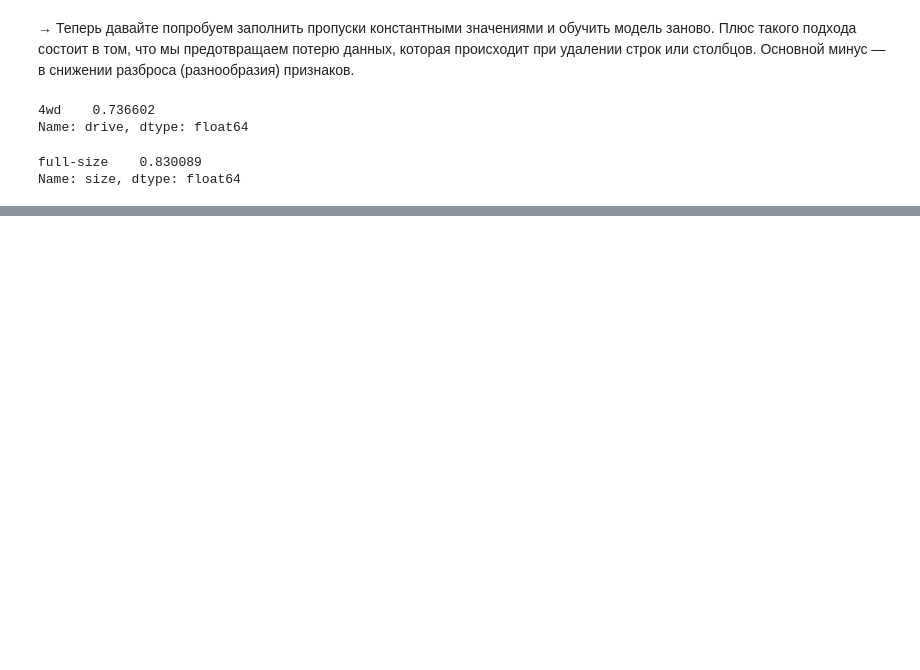
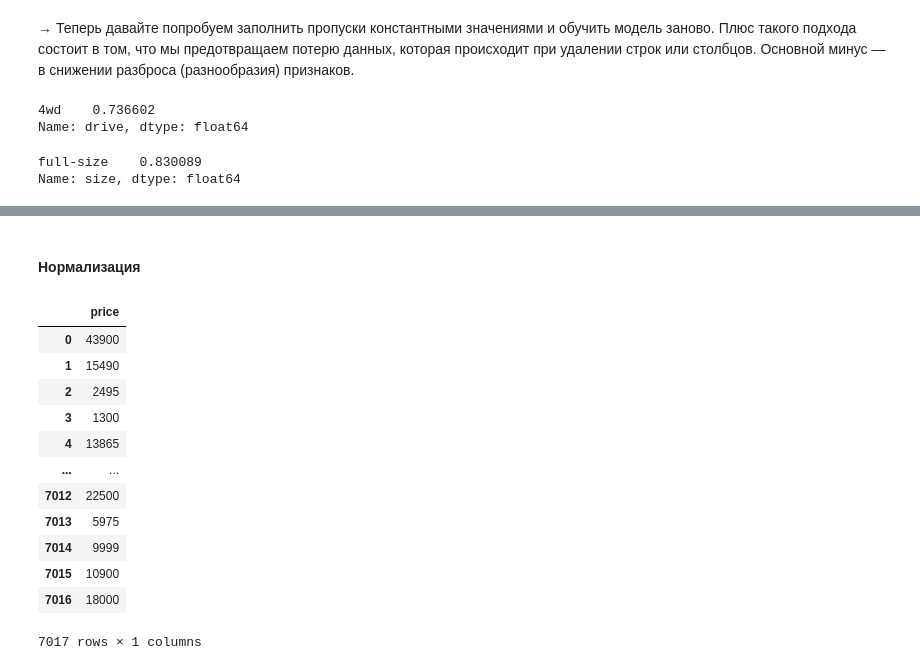
Before and after one commit to Eliseykina/sf_data_science, a Jupyter notebook: блок 4/Отбор и селекция признаков/Кодирование_признаков.ipynb, the cells around one changed output, grey strips where cells are left out. Saved outputs shown, nothing was run; the diff lists cells and outputs as text; code cells hidden in the pictures; blank space fills up the shorter version.

```diff
--- a/блок 4/Отбор и селекция признаков/Кодирование_признаков.ipynb
+++ b/блок 4/Отбор и селекция признаков/Кодирование_признаков.ipynb
@@ -219,0 +375,38 @@ X_test['drive'] = X_test['drive'].fillna('4wd')
+# %%
+data = X.copy()
+test_data = data[data['drive'].isnull()] # получаем все строки, где drive пусто, чтобы в дальнейшем предсказать
+data.dropna(inplace=True) # удаляет строки с пустыми значениями
+
+y_train = data['drive'] # weather становится целевой переменной
+X_train = data.drop(['size', 'drive'], axis=1)
+X_test = test_data.drop(['size','drive'], axis=1)
+
+one_hot_encoder = OneHotEncoder()
+categorial_cols = ['cylinders', 'title_status', 'transmission'] # задаём категории для кодирования
+
+# кодируем
+X_train_onehot = one_hot_encoder.fit_transform(X_train[categorial_cols]).toarray()
+X_test_onehot = one_hot_encoder.transform(X_test[categorial_cols]).toarray()
+
+# формируем датафрейм
+columns = one_hot_encoder.get_feature_names(categorial_cols)
+X_train_onehot_df = pd.DataFrame(X_train_onehot, columns=columns)
+X_test_onehot_df = pd.DataFrame(X_test_onehot, columns=columns)
+
+# сбрасываем индекс
+X_train = X_train.reset_index().drop(['index'], axis = 1)
+X_test = X_test.reset_index().drop(['index'], axis = 1)
+y_train = y_train.reset_index().drop(['index'], axis = 1)
+
+# объединяем таблицы
+X_train_new = pd.concat([X_train, X_train_onehot_df], axis=1)
+X_test_new = pd.concat([X_test, X_test_onehot_df], axis=1)
+
+X_train_new = X_train_new.drop(columns=categorial_cols)
+X_test_new = X_test_new.drop(columns=categorial_cols)
+
+# строим модель и получаем предсказанеие для weather
+model = LogisticRegression()
+model.fit(X_train_new, y_train)
+
+y_pred = model.predict(X_test_new)
@@ -261,0 +484,20 @@ memory usage: 89.6+ KB
+# %% [markdown]
+#### Нормализация
+# %%
+price = pd.DataFrame()
+price['price'] = data['price']
+price
+# %% [output]
+|  | price |
+| 0 | 43900 |
+| 1 | 15490 |
+| 2 | 2495 |
+| 3 | 1300 |
+| 4 | 13865 |
+| ... | ... |
+| 7012 | 22500 |
+| 7013 | 5975 |
+| 7014 | 9999 |
+| 7015 | 10900 |
+| 7016 | 18000 |
+7017 rows × 1 columns
```
Also changed, not shown: parts of 34 cells of this notebook, 46 other files.
